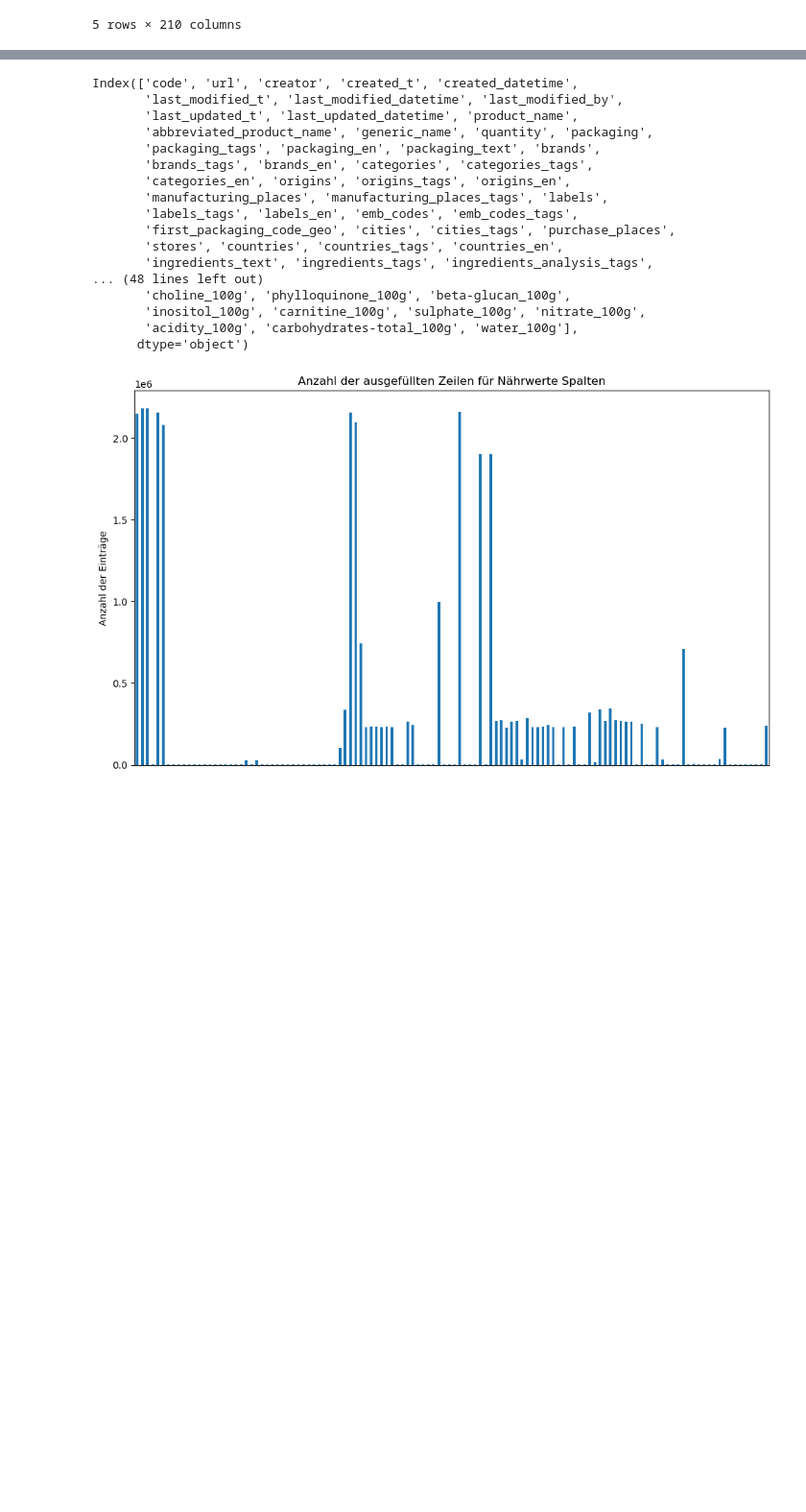
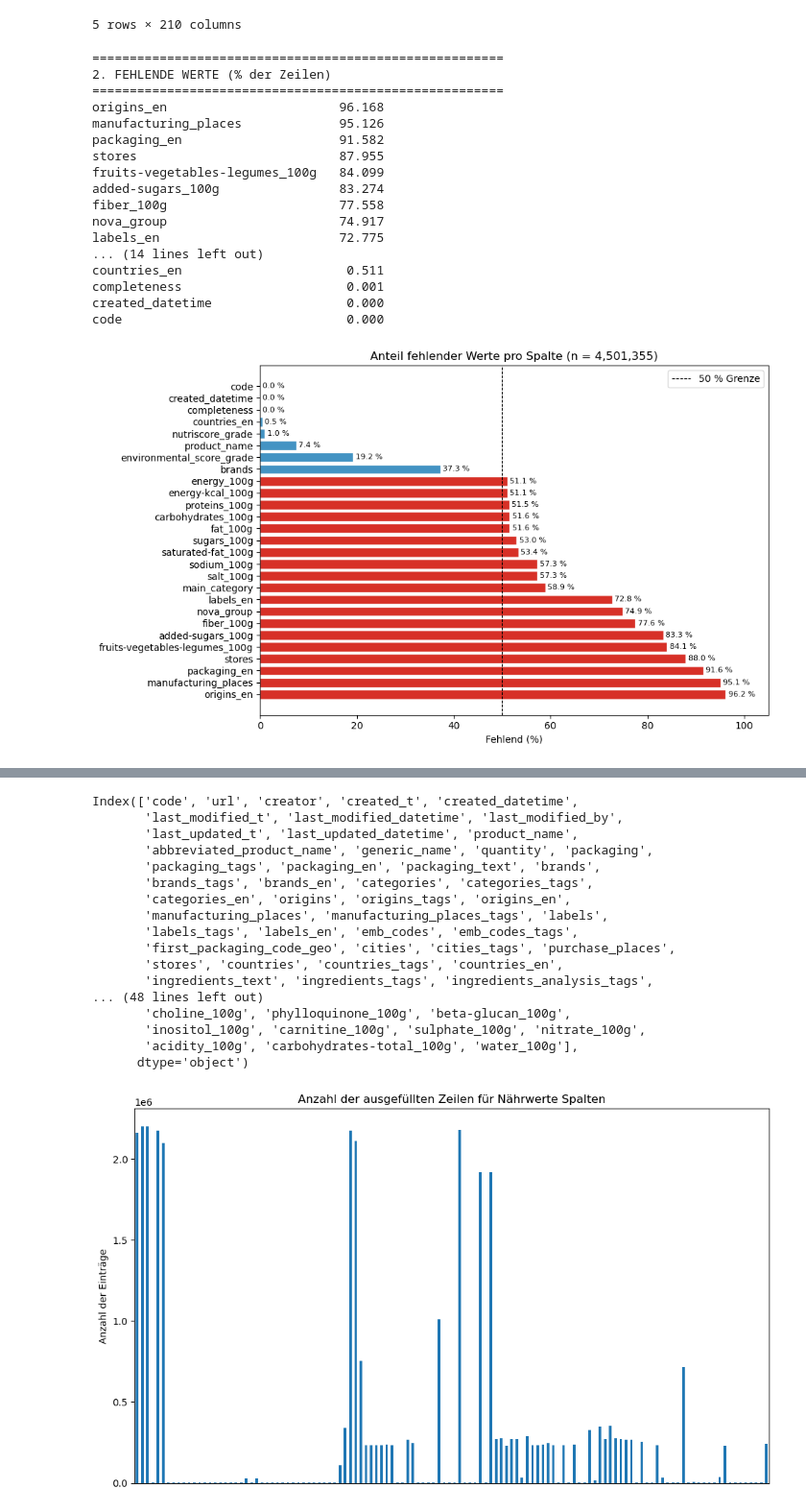
Before and after one commit to Memeloasele/Data-Science-Projekt, a Jupyter notebook: datenexploration.ipynb, the cells around one changed output, grey strips where cells are left out. Shown at 96% size. Cells and saved outputs as stored; diff of their text form; code cells hidden in the pictures; blank space fills up the shorter version.

```diff
--- a/datenexploration.ipynb
+++ b/datenexploration.ipynb
@@ -12,6 +14,60 @@ df.head()
 | 3 | 431 | http://world-en.openfoodfacts.org... | kiliweb | 1714301712 | 2024-04-28T10:55:12Z | 1714301721 | 2024-04-28T10:55:21Z | ... |
 | 4 | 105 | http://world-en.openfoodfacts.org... | kiliweb | 1572117743 | 2019-10-26T19:22:23Z | 1738073570 | 2025-01-28T14:12:50Z | ... |
 5 rows × 210 columns
+# %%
+import matplotlib.pyplot as plt
+
+test_col = ["code", "created_datetime", "product_name", "packaging_en", "brands",
+            "origins_en", "manufacturing_places", "labels_en",
+            "stores", "countries_en",
+            "nutriscore_grade", "nova_group", "environmental_score_grade",
+            "completeness", "main_category", "energy_100g", "energy-kcal_100g",
+            "proteins_100g", "carbohydrates_100g", "fat_100g", "sugars_100g",
+            "saturated-fat_100g", "salt_100g", "sodium_100g", "fiber_100g",
+            "added-sugars_100g", "fruits-vegetables-legumes_100g"]
+
+test_df = df[test_col].copy()
+print("\n" + "=" * 55)
+print("2. FEHLENDE WERTE (% der Zeilen)")
+print("=" * 55)
+missing = (test_df.isnull().sum() / len(test_df) * 100).sort_values(ascending=False)
+print(missing.to_string())
+
+# Visualisierung fehlender Werte
+colors_mv = ["#d73027" if v > 50 else "#4393c3" for v in missing]
+fig, ax = plt.subplots(figsize=(10, 6))
+bars_mv = ax.barh(missing.index, missing.values, color=colors_mv, edgecolor="white")
+for bar, val in zip(bars_mv, missing.values):
+    ax.text(val + 0.5, bar.get_y() + bar.get_height() / 2,
+            f"{val:.1f} %", va="center", fontsize=8)
+ax.set_xlabel("Fehlend (%)")
+ax.set_title(f"Anteil fehlender Werte pro Spalte (n = {len(df):,})")
+ax.axvline(50, color="black", linestyle="--", linewidth=0.8, label="50 % Grenze")
+ax.set_xlim(0, 105)
+ax.legend()
+plt.tight_layout()
+#plt.savefig("missing_values_neu.png", dpi=150)
+plt.show()
+#print("→ Grafik gespeichert: missing_values_neu.png")
+# %% [output]
+=======================================================
+2. FEHLENDE WERTE (% der Zeilen)
+=======================================================
+origins_en                       96.168
+manufacturing_places             95.126
+packaging_en                     91.582
+stores                           87.955
+fruits-vegetables-legumes_100g   84.099
+added-sugars_100g                83.274
+fiber_100g                       77.558
+nova_group                       74.917
+labels_en                        72.775
+... (14 lines left out)
+countries_en                      0.511
+completeness                      0.001
+created_datetime                  0.000
+code                              0.000
+[figure, added]
 # %%
 df.info(verbose=True, show_counts=True)
 # %% [output]
```
Also changed, not shown: parts of 55 cells of this notebook.
